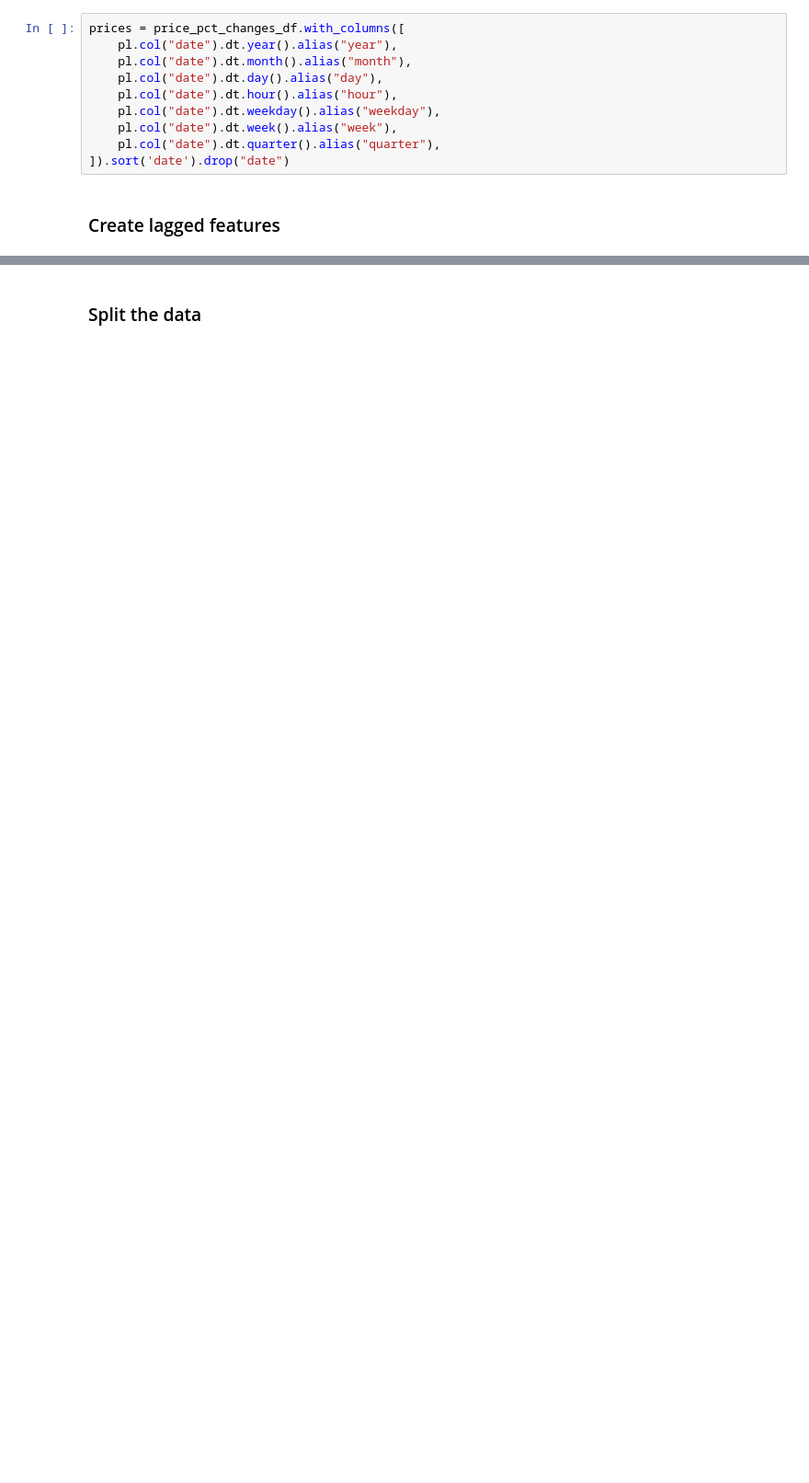
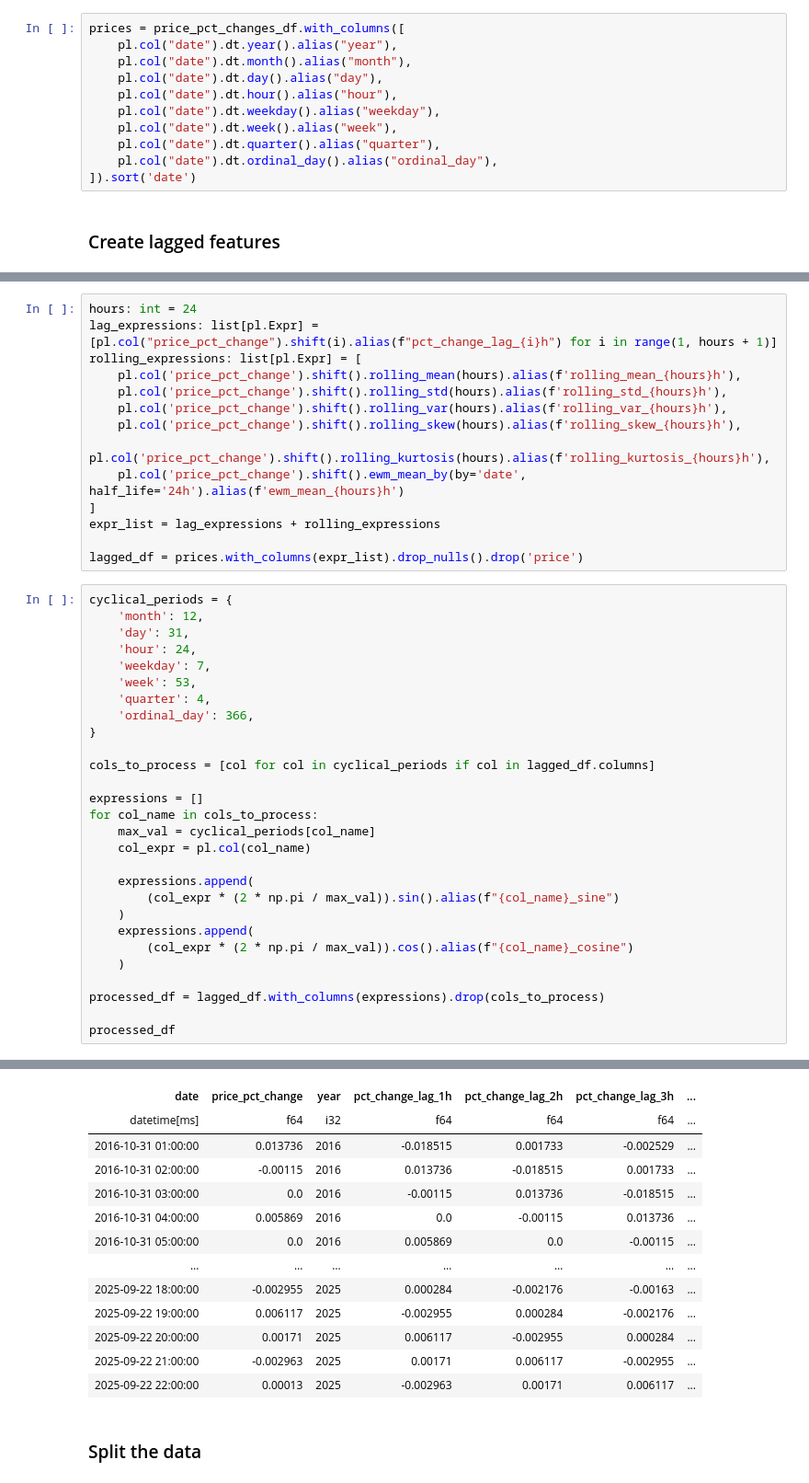
Before and after one commit to 1pawn0/time-series-forecasting-lab, a Jupyter notebook: preprocessing_the_data.ipynb, the cells around one changed output, grey strips where cells are left out. Shown at 92% size. Saved outputs shown, nothing was run; the diff lists cells and outputs as text; blank space fills up the shorter version.

```diff
--- a/preprocessing_the_data.ipynb
+++ b/preprocessing_the_data.ipynb
@@ -266,6 +272,7 @@ prices = price_pct_changes_df.with_columns([
     pl.col("date").dt.weekday().alias("weekday"),
     pl.col("date").dt.week().alias("week"),
     pl.col("date").dt.quarter().alias("quarter"),
-]).sort('date').drop("date")
+    pl.col("date").dt.ordinal_day().alias("ordinal_day"),
+]).sort('date')
 # %% [markdown]
 ### Create lagged features
@@ -291,0 +279,43 @@ shape: (77_899, 35)
+# %%
+hours: int = 24
+lag_expressions: list[pl.Expr] = [pl.col("price_pct_change").shift(i).alias(f"pct_change_lag_{i}h") for i in range(1, hours + 1)]
+rolling_expressions: list[pl.Expr] = [
+    pl.col('price_pct_change').shift().rolling_mean(hours).alias(f'rolling_mean_{hours}h'),
+    pl.col('price_pct_change').shift().rolling_std(hours).alias(f'rolling_std_{hours}h'),
+    pl.col('price_pct_change').shift().rolling_var(hours).alias(f'rolling_var_{hours}h'),
+    pl.col('price_pct_change').shift().rolling_skew(hours).alias(f'rolling_skew_{hours}h'),
+    pl.col('price_pct_change').shift().rolling_kurtosis(hours).alias(f'rolling_kurtosis_{hours}h'),
+    pl.col('price_pct_change').shift().ewm_mean_by(by='date', half_life='24h').alias(f'ewm_mean_{hours}h')
+]
+expr_list = lag_expressions + rolling_expressions
+
+lagged_df = prices.with_columns(expr_list).drop_nulls().drop('price')
+# %%
+cyclical_periods = {
+    'month': 12,
+    'day': 31,
+    'hour': 24,
+    'weekday': 7,
+    'week': 53,
+    'quarter': 4,
+    'ordinal_day': 366,
+}
+
+cols_to_process = [col for col in cyclical_periods if col in lagged_df.columns]
+
+expressions = []
+for col_name in cols_to_process:
+    max_val = cyclical_periods[col_name]
+    col_expr = pl.col(col_name)
+
+    expressions.append(
+        (col_expr * (2 * np.pi / max_val)).sin().alias(f"{col_name}_sine")
+    )
+    expressions.append(
+        (col_expr * (2 * np.pi / max_val)).cos().alias(f"{col_name}_cosine")
+    )
+
+processed_df = lagged_df.with_columns(expressions).drop(cols_to_process)
+
+processed_df
+# %% [output]
@@ -292,3 +323,16 @@ shape: (77_899, 35)
+| date | price_pct_change | year | pct_change_lag_1h | pct_change_lag_2h | pct_change_lag_3h | ... |
+| datetime[ms] | f64 | i32 | f64 | f64 | f64 | ... |
+| 2016-10-31 01:00:00 | 0.013736 | 2016 | -0.018515 | 0.001733 | -0.002529 | ... |
+| 2016-10-31 02:00:00 | -0.00115 | 2016 | 0.013736 | -0.018515 | 0.001733 | ... |
+| 2016-10-31 03:00:00 | 0.0 | 2016 | -0.00115 | 0.013736 | -0.018515 | ... |
+| 2016-10-31 04:00:00 | 0.005869 | 2016 | 0.0 | -0.00115 | 0.013736 | ... |
+| 2016-10-31 05:00:00 | 0.0 | 2016 | 0.005869 | 0.0 | -0.00115 | ... |
+| … | … | … | … | … | … | ... |
+| 2025-09-22 18:00:00 | -0.002955 | 2025 | 0.000284 | -0.002176 | -0.00163 | ... |
+| 2025-09-22 19:00:00 | 0.006117 | 2025 | -0.002955 | 0.000284 | -0.002176 | ... |
+| 2025-09-22 20:00:00 | 0.00171 | 2025 | 0.006117 | -0.002955 | 0.000284 | ... |
+| 2025-09-22 21:00:00 | -0.002963 | 2025 | 0.00171 | 0.006117 | -0.002955 | ... |
+| 2025-09-22 22:00:00 | 0.00013 | 2025 | -0.002963 | 0.00171 | 0.006117 | ... |
 # %% [markdown]
 ### Split the data
 # %%
```
Also changed, not shown: parts of 11 cells of this notebook.
